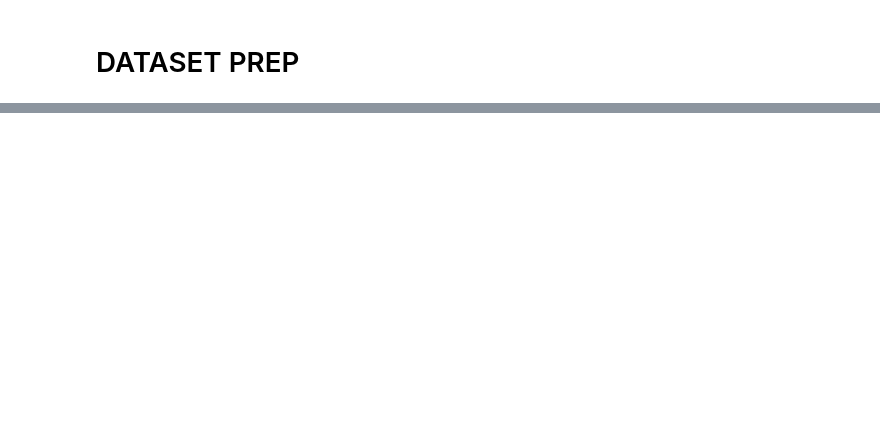
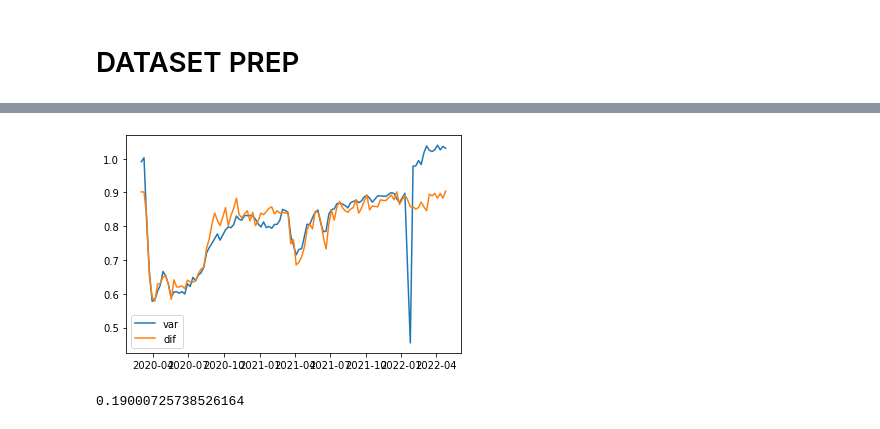
Before and after one commit to tanaxer01/mov-in-covid, a Jupyter notebook: index_calcs.ipynb, the cells around one changed output, grey strips where cells are left out. Drawn from its saved outputs; the diff is of its cells as text; code cells hidden in the pictures; blank space fills up the shorter version.

```diff
--- a/index_calcs.ipynb
+++ b/index_calcs.ipynb
@@ -42,15 +31,16 @@ df_difs = pd.read_csv("./datos/dp51_difs.csv")
 # Just RM
 df_difs = df_difs[ df_difs['Codigo region'] == 13 ].drop(columns=['Region', 'Codigo region'])
 
+# Sort by Fecha
 df_difs['Fecha'] = pd.to_datetime(df_difs['Fecha'])
 df_difs = df_difs.sort_values(by=['Fecha'])
 
 def parse_diff(x):
-  a, b = [ int(i) for i in x[1:-2].replace('%','').split(",") ]
-  return (b+a)/2
+  mean = sum([ int(i)  for i in x[1:-2].replace('%','').split(",") ])/2
+
+  return (100 + mean)/100
 
 df_difs['salida'] = df_difs['Dif salida'].map(parse_diff)
 
 salida_comuna = df_difs[ df_difs['Comuna'] == 'Santiago' ].groupby('Fecha')['salida'].mean()
-
-salida_comuna
+#set(salida_comuna)
@@ -77,7 +54,11 @@ df_weeks = pd.read_csv('./datos/dp82_weeks.csv')
 # Just RM
 df_weeks = df_weeks[ df_weeks['region'] == 13 ].drop(columns=['region'])
 
-#df_weeks['fecha_inicio'] = pd.to_datetime(df_weeks['fecha_inicio'])
-#df_weeks = df_weeks.sort_values(by=['fecha_inicio'])
+# [!] Fill pasos
+df_weeks["paso"] = df_weeks["paso"].fillna(method="bfill")
 
-#df_weeks[ df_weeks['nom_comuna'] == 'SANTIAGO' ].head()
+# Sort by Fecha
+df_weeks['fecha_inicio'] = pd.to_datetime(df_weeks['fecha_inicio'])
+df_weeks = df_weeks.sort_values(by=['fecha_inicio'])
+
+df_weeks.head()
@@ -112,0 +76,16 @@ Name: semana, dtype: int64
+# %%
+temp = df_weeks[ (df_weeks["fecha_inicio"].isin(salida_comuna.index)) & (df_weeks["nom_comuna"] == "SANTIAGO") ].set_index("fecha_inicio")
+
+plt.figure()
+
+#plt.plot(temp["paso"] / 8 + 0.5)
+plt.plot(temp["var_salidas"])
+plt.plot(salida_comuna - 0.2)
+
+plt.legend(["var", "dif"])
+plt.show()
+
+(salida_comuna - temp["var_salidas"]).mean()
+# %% [output]
+[figure, added]
+0.19000725738526164
```
Also changed, not shown: parts of 9 cells of this notebook.
